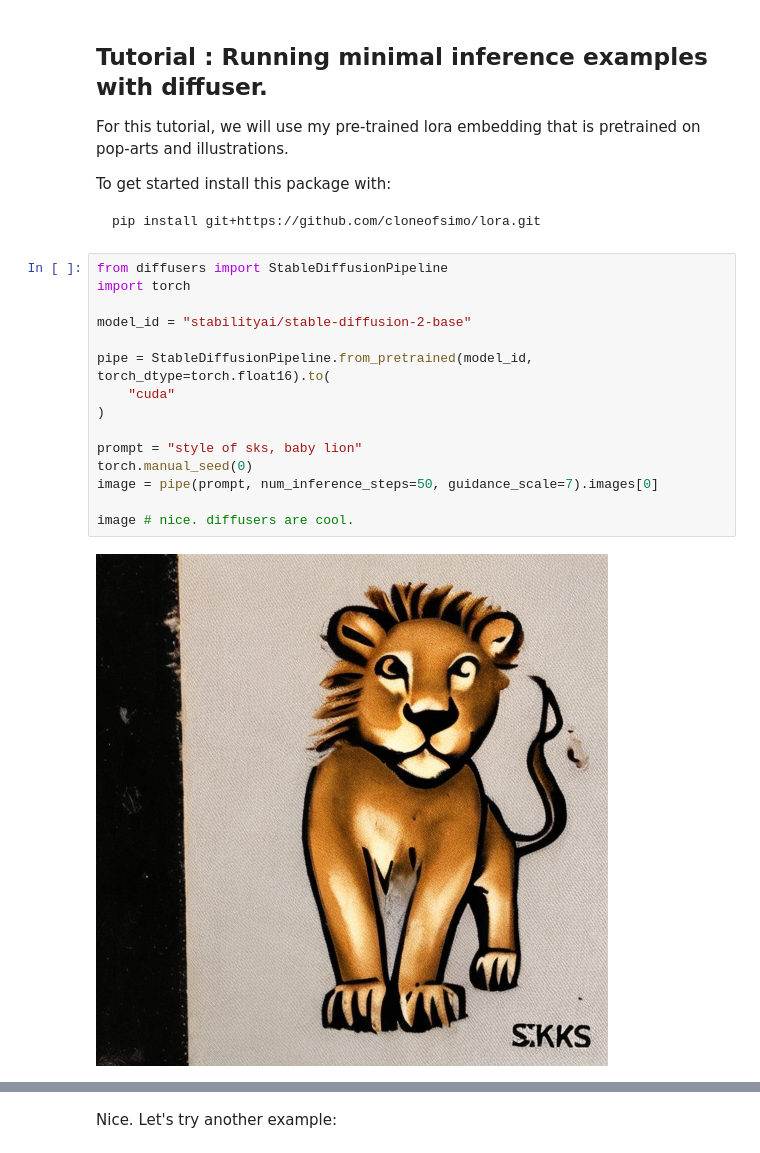
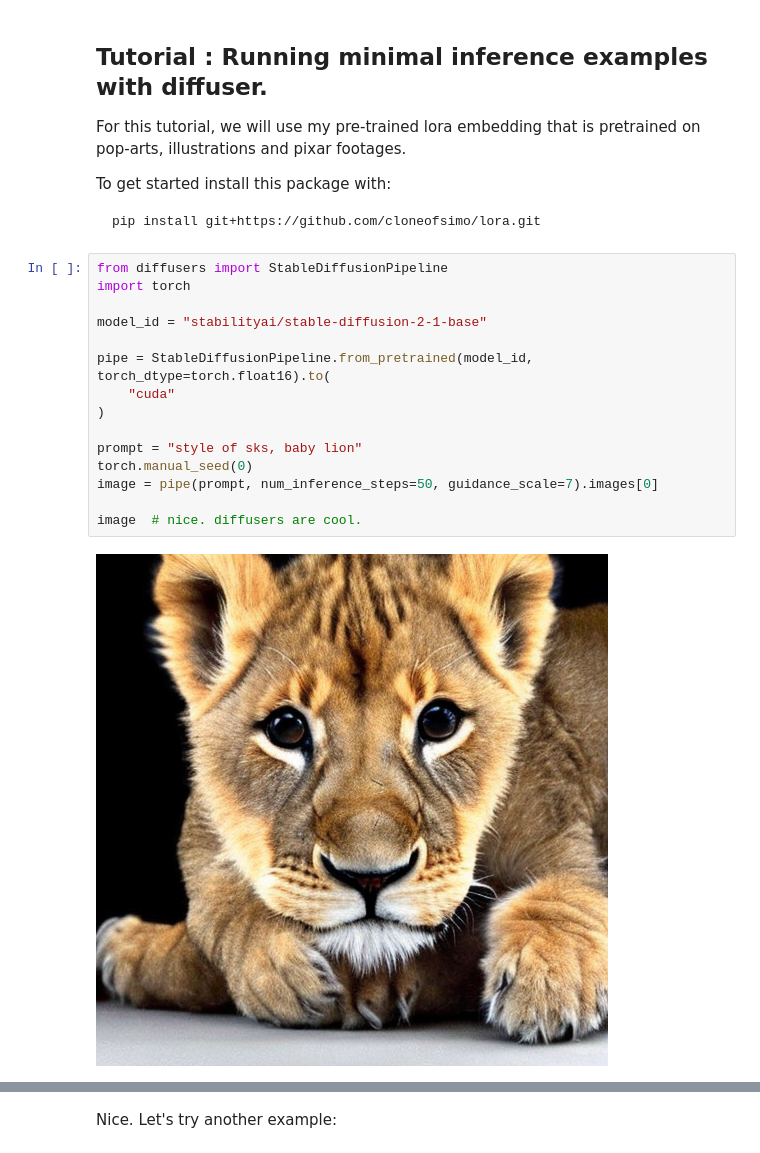
Before and after one commit to cloneofsimo/lora, a Jupyter notebook: scripts/run_inference.ipynb, the cells around one changed output, grey strips where cells are left out. Cells and saved outputs as stored; diff of their text form.

```diff
--- a/scripts/run_inference.ipynb
+++ b/scripts/run_inference.ipynb
@@ -1,7 +1,7 @@
 # %% [markdown]
 ## Tutorial : Running minimal inference examples with diffuser.
 
-For this tutorial, we will use my pre-trained lora embedding that is pretrained on pop-arts and illustrations.
+For this tutorial, we will use my pre-trained lora embedding that is pretrained on pop-arts, illustrations and pixar footages.
 
 To get started install this package with:
 
@@ -11,20 +11,20 @@ pip install git+https://github.com/cloneofsimo/lora.git
 # %%
 from diffusers import StableDiffusionPipeline
 import torch
 
-model_id = "stabilityai/stable-diffusion-2-base"
+model_id = "stabilityai/stable-diffusion-2-1-base"
 
 pipe = StableDiffusionPipeline.from_pretrained(model_id, torch_dtype=torch.float16).to(
     "cuda"
 )
 
 prompt = "style of sks, baby lion"
 torch.manual_seed(0)
 image = pipe(prompt, num_inference_steps=50, guidance_scale=7).images[0]
 
-image # nice. diffusers are cool.
+image  # nice. diffusers are cool.
 # %% [output]
-[figure, old version]
+[figure, new version]
 # %% [markdown]
 Now there is two way to LORA this model. You can 1. monkey-patch it, or 2. update the weight inplaced.
 
```
Also changed, not shown: parts of 4 cells of this notebook, 1 other file.
